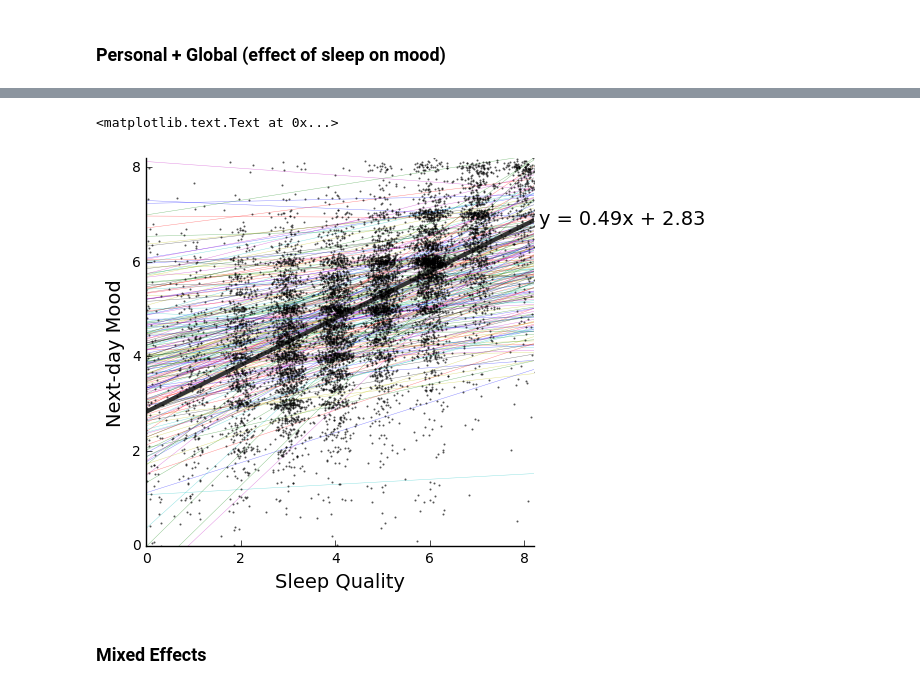
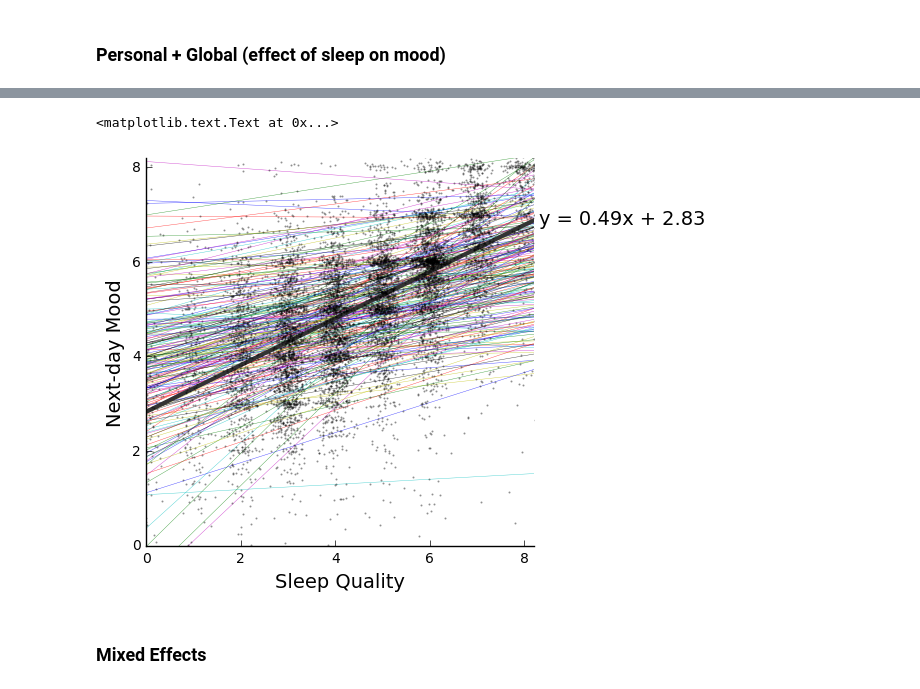
Before and after one commit to striantafillou/causality, a Jupyter notebook: mixed_effects.ipynb, the cells around one changed output, grey strips where cells are left out. Drawn from its saved outputs; the diff is of its cells as text; code cells hidden in the pictures.

```diff
--- a/mixed_effects.ipynb
+++ b/mixed_effects.ipynb
@@ -62,10 +62,10 @@ print pearsonr(data_all['mood_prev'],data_all['quality'])
 
 plt.figure(figsize=[5,5])
 for iSubj in range(len(data)):
-    plt.plot([0,8.2], [betas_m2s[iSubj, 0],betas_m2s[iSubj,0]+betas_m2s[iSubj,1]*8.2], linewidth=.3, alpha=.5)
+    plt.plot([0,8.2], [betas_m2s[iSubj, 0],betas_m2s[iSubj,0]+betas_m2s[iSubj,1]*8.2], linewidth=.3, alpha=.75)
 plt.plot([0,8.2], [mdf.params[0],mdf.params[0]+mdf.params[1]*8.2], color=(.2, .2,.2), linewidth=3, alpha=1)
 plt.plot(data_all['mood_prev']+0.075*np.random.randn(data_all.shape[0]),data_all['quality']+0.2*np.random.randn(data_all.shape[0]),'.',markersize=2,\
-        color=(0,0,0),alpha=.5)
+        color=(0,0,0),alpha=.3)
 plt.xlabel('Previous-day Mood',fontsize=14)
 plt.ylabel('Sleep Quality',fontsize=14)
 plt.xlim([0,8.2])
@@ -118,10 +118,10 @@ print pearsonr(data_all['quality'],data_all['mood'])
 
 plt.figure(figsize=[5,5])
 for iSubj in range(len(data)):
-    plt.plot([0,8.2], [betas_s2m[iSubj, 0],betas_s2m[iSubj,0]+betas_s2m[iSubj,1]*8.2], linewidth=.3, alpha=.5)
+    plt.plot([0,8.2], [betas_s2m[iSubj, 0],betas_s2m[iSubj,0]+betas_s2m[iSubj,1]*8.2], linewidth=.3, alpha=.75)
 plt.plot([0,8.2], [mdf.params[0],mdf.params[0]+mdf.params[1]*8.2], color=(.2,.2,.2), linewidth=3)
 plt.plot(data_all['quality']+0.2*np.random.randn(data_all.shape[0]),data_all['mood']+0.075*np.random.randn(data_all.shape[0]),'.',markersize=2,\
-        color=(0,0,0),alpha=.5)
+        color=(0,0,0),alpha=.3)
 plt.xlabel('Sleep Quality',fontsize=14)
 plt.ylabel('Next-day Mood',fontsize=14)
 plt.xlim([0,8.2])
@@ -155,13 +155,13 @@ Time:                        15:51:07   Pearson chi2:                 1.28e+04
 No. Iterations:                     4
 ==============================================================================
                  coef    std err          z      P>|z|      [95.0% Conf. Int.]
 ------------------------------------------------------------------------------
 Intercept      2.8314      0.033     86.950      0.000         2.768     2.895
 quality        0.4940      0.007     73.222      0.000         0.481     0.507
 ==============================================================================
 (0.60762795600318997, 0.0)
 <matplotlib.text.Text at 0x...>
-[figure, old version]
+[figure, new version]
 # %% [markdown]
 ### Mixed Effects
 # %%
```
Also changed, not shown: parts of 2 cells of this notebook, 5 other files.
